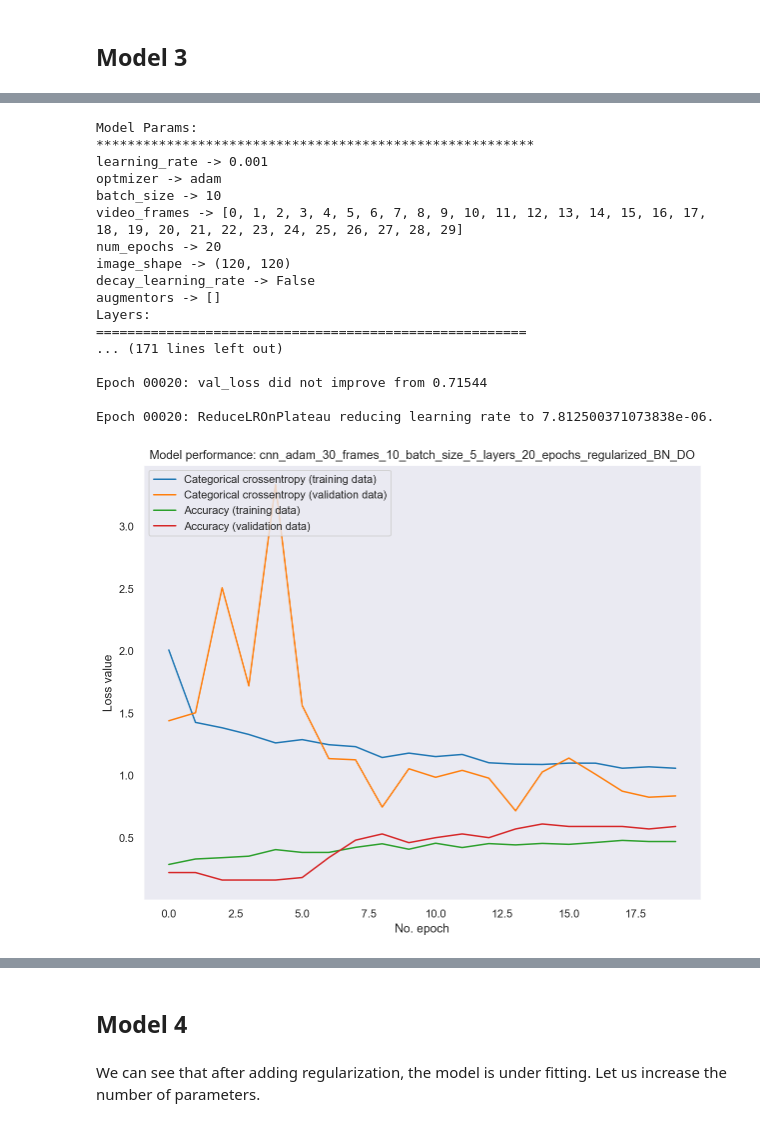
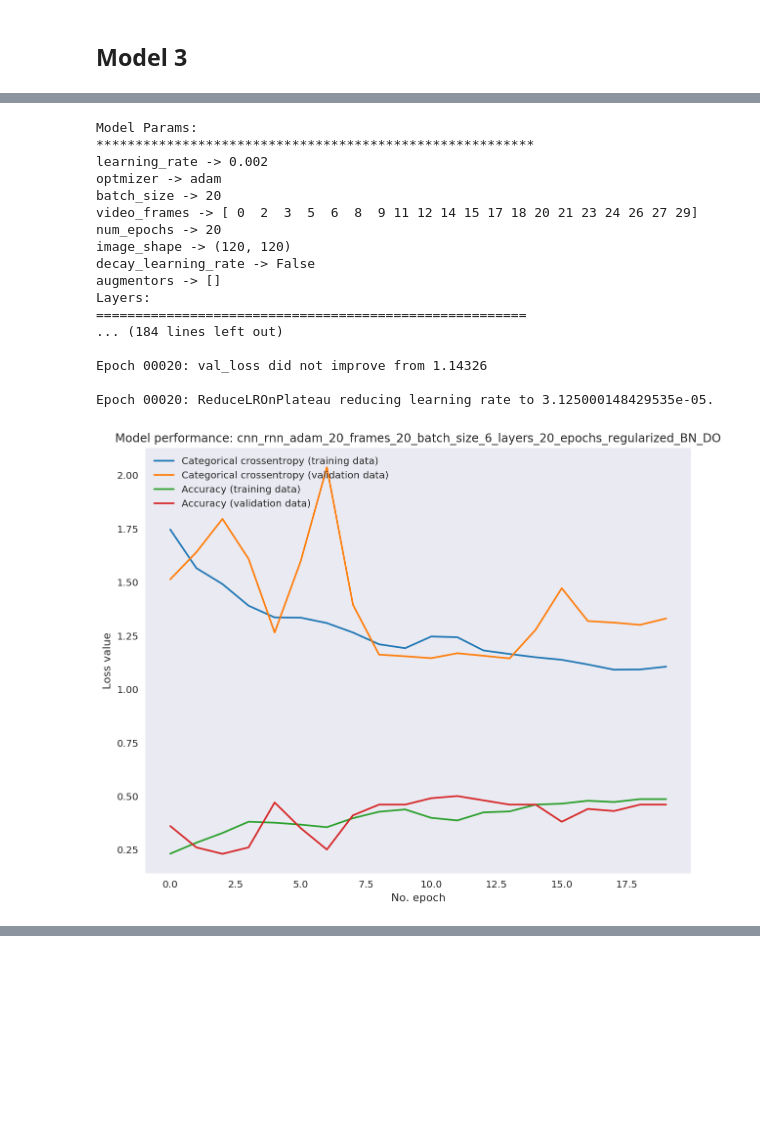
Before and after one commit to ashwanikumar04/gesture-recognition-rnn, a Jupyter notebook: gesture_recognition_rnn.ipynb, the cells around one changed output, grey strips where cells are left out. Drawn from its saved outputs; the diff is of its cells as text; code cells hidden in the pictures; blank space fills up the shorter version.

```diff
--- a/gesture_recognition_rnn.ipynb
+++ b/gesture_recognition_rnn.ipynb
@@ -473,13 +467,17 @@ def convert_history_to_data_frame(model_name, history):
     return df
 # %%
 class ModelLayer:
-    def __init__(self, params):
+    def __init__(self, params, model_type='CNN'):
         self.is_conv_layer = params.get("is_conv_layer", True)
         self.dropout = params.get("dropout", None)
         self.batch_normalize = params.get("batch_normalize", False)
         self.layer_dim = params["layer_dim"]
         self.is_input_layer = params.get("is_input_layer", False)
-        self.filter = params.get("filter", (3,3,3)  if self.is_conv_layer else None)
+        if model_type=='CNN':
+            self.filter = params.get("filter", (3,3,3)  if self.is_conv_layer else None)
+        else:
+            self.filter = params.get("filter", (3,3)  if self.is_conv_layer else None)
+
         self.l2_regularize = params.get("l2_regularize", None)
 
     def _print(self):
@@ -504,7 +502,7 @@ class ModelParam:
         self.augmentors = params.get("augmentors", [])
         self.layers = params["layers"]
         self.activation = params.get("activation", "relu")
-
+        self.rnn_dropout = params.get("rnn_dropout", None)
         dropout = (len([l for l in self.layers if l.dropout is not None]) > 0)
         batch_normalize = (
             len([l for l in self.layers if l.batch_normalize]) > 0)
@@ -520,6 +518,7 @@ class ModelParam:
         self.is_rnn = self.rnn_layer_type is not None
         self.input_shape = (len(self.video_frames), self.image_shape[0],
                             self.image_shape[1], 3)
+
         if (regularize):
             if (batch_normalize):
                 self.name = self.name + "_BN"
@@ -872,60 +998,68 @@ Epoch 00020: ReduceLROnPlateau reducing learning rate to 3.125000148429535e-05.
 # %%
 params = {
-    "learning_rate": 0.001,
+    "learning_rate": 0.002,
     "optmizer": "adam",
-    "batch_size": 10,
-    "frames": (0, 30),
-    "model_name": "cnn",
+    "batch_size": 20,
+    "frames": 20,
+    "model_name": "cnn_rnn",
     "num_epochs": 20,
     "layers": [
         ModelLayer({
             "layer_dim": 8,
             "is_input_layer": True,
-            "batch_normalize":True
-        }),
+            "batch_normalize": True
+        }, model_type='CNN-RNN'),
         ModelLayer({
             "layer_dim": 16,
-            "batch_normalize":True
-        }),
+            "batch_normalize": True,
+        }, model_type='CNN-RNN'),
         ModelLayer({
             "layer_dim": 32,
-            "batch_normalize":True,
-            "dropout":0.2
-        }),
+            "batch_normalize": True,
+            "dropout": 0.2
+        }, model_type='CNN-RNN'),
         ModelLayer({
             "layer_dim": 64,
-            "batch_normalize":True,
-            "dropout":0.2
-        }),
+            "batch_normalize": True,
+        }, model_type='CNN-RNN'),
         ModelLayer({
-            "layer_dim": 64,
-            "is_conv_layer":False,
-            "dropout":0.5
-        })
+            "layer_dim": 128,
+            "batch_normalize": True,
+             "dropout": 0.5
+        }, model_type='CNN-RNN'),
+        ModelLayer({
+            "layer_dim": 128,
+            "is_conv_layer": False,
+            "dropout": 0.5
+        }, model_type='CNN-RNN')
+
     ],
-    "image_shape": (120, 120)
+    "image_shape": (120, 120),
+    "rnn_layers": [256],
+    "rnn_layer_type": "LSTM",
+    "rnn_dropout": 0.5
 }
 model_param = ModelParam(params)
-model = create_cnn_model(model_param)
+model = create_cnn_rnn_model(model_param)
 df = run_model(model, model_param)
 collect_stats(df)
 # %% [output]
 Model Params:
 ********************************************************
-learning_rate -> 0.001
+learning_rate -> 0.002
 optmizer -> adam
-batch_size -> 10
-video_frames -> [0, 1, 2, 3, 4, 5, 6, 7, 8, 9, 10, 11, 12, 13, 14, 15, 16, 17, 18, 19, 20, 21, 22, 23, 24, 25, 26, 27, 28, 29]
+batch_size -> 20
+video_frames -> [ 0  2  3  5  6  8  9 11 12 14 15 17 18 20 21 23 24 26 27 29]
 num_epochs -> 20
 image_shape -> (120, 120)
 decay_learning_rate -> False
 augmentors -> []
 Layers:
 =======================================================
-... (171 lines left out)
+... (184 lines left out)
 
-Epoch 00020: val_loss did not improve from 0.71544
+Epoch 00020: val_loss did not improve from 1.14326
 
-Epoch 00020: ReduceLROnPlateau reducing learning rate to 7.812500371073838e-06.
+Epoch 00020: ReduceLROnPlateau reducing learning rate to 3.125000148429535e-05.
-[figure, old version]
+[figure, new version]
 |  | val_loss | val_categorical_accuracy | loss | categorical_accuracy | lr | epoch | name |
@@ -948,4 +1081,0 @@ Epoch 00020: ReduceLROnPlateau reducing learning rate to 7.812500371073838e-06.
-# %% [markdown]
-## Model 4
-# %% [markdown]
-We can see that after adding regularization, the model is under fitting. Let us increase the number of parameters.
```
Also changed, not shown: parts of 69 cells of this notebook, 6 other files.
